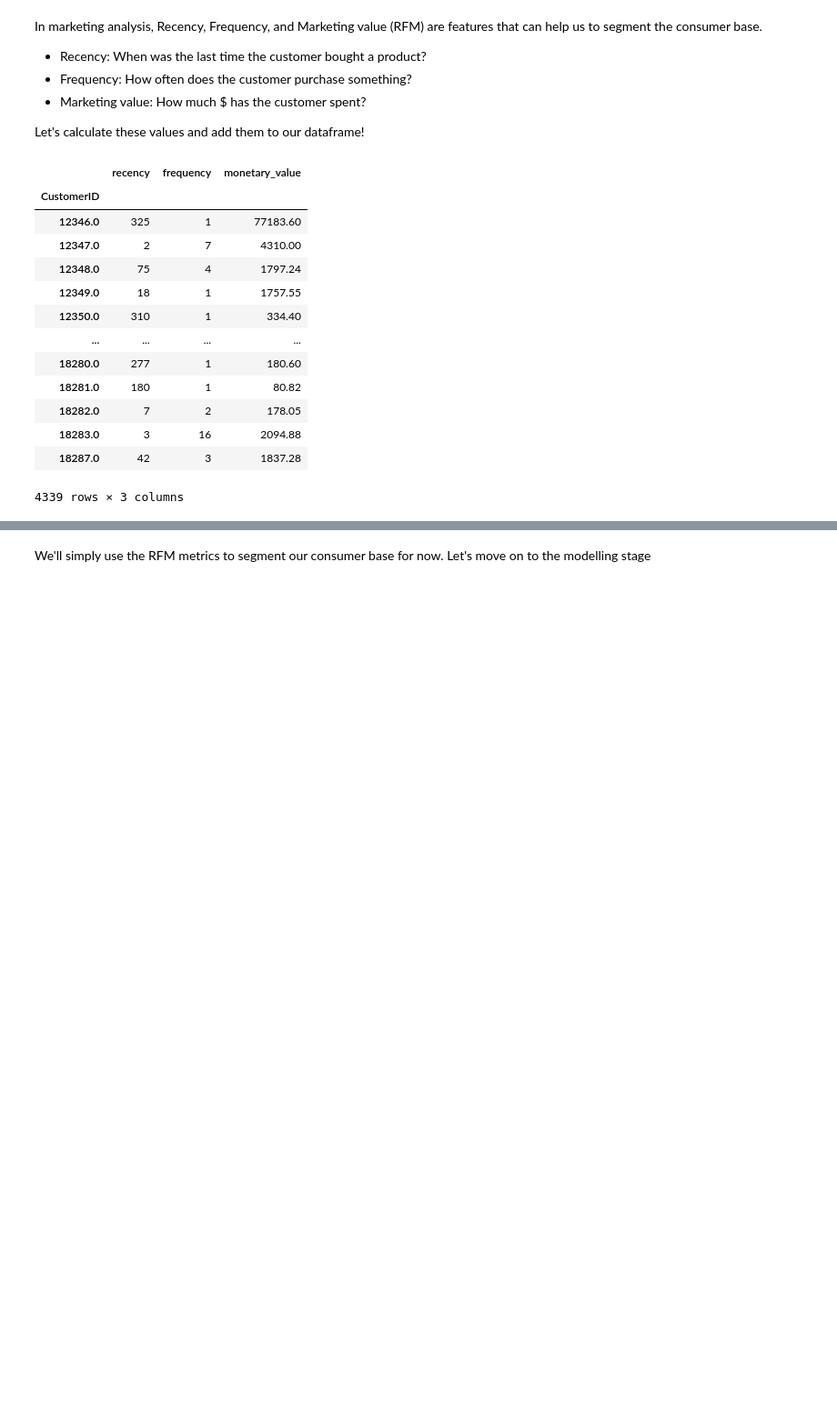
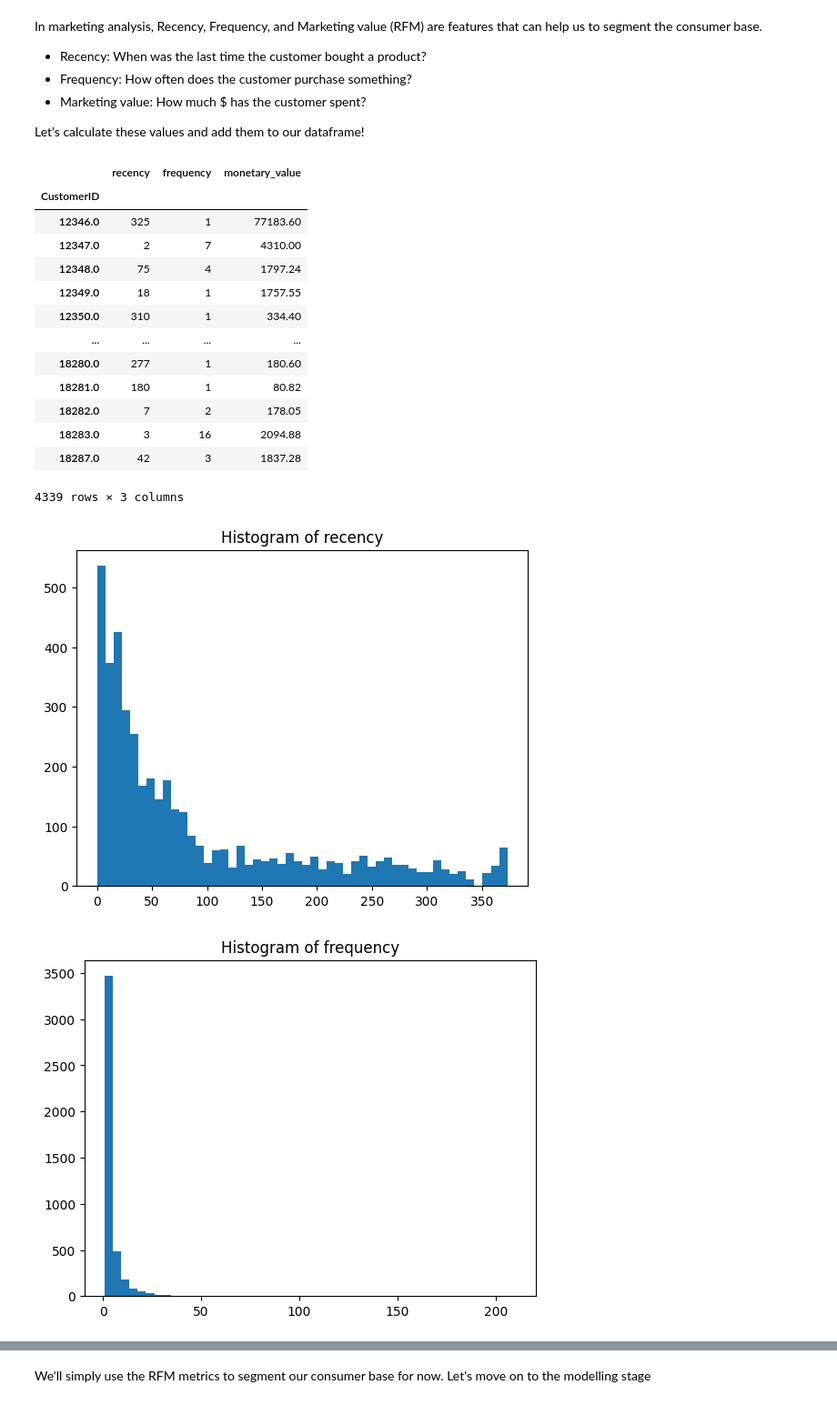
Before and after one commit to elhy1999/CustomerSegmentation, a Jupyter notebook: notebooks/EDA.ipynb, the cells around one changed output, grey strips where cells are left out. Shown at 91% size. Drawn from its saved outputs; the diff is of its cells as text; code cells hidden in the pictures; blank space fills up the shorter version.

```diff
--- a/notebooks/EDA.ipynb
+++ b/notebooks/EDA.ipynb
@@ -174,3 +174,11 @@ display(rfm_metrics)
 | 18283.0 | 3 | 16 | 2094.88 |
 | 18287.0 | 42 | 3 | 1837.28 |
 4339 rows × 3 columns
+# %%
+for feature in rfm_metrics.columns:
+    plt.hist(rfm_metrics[feature], bins=50)
+    plt.title(f'Histogram of {feature}')
+    plt.show()
+# %% [output]
+[figure, added]
+[figure, added]
```
Also changed, not shown: parts of 1 cell of this notebook, 2 other files.
